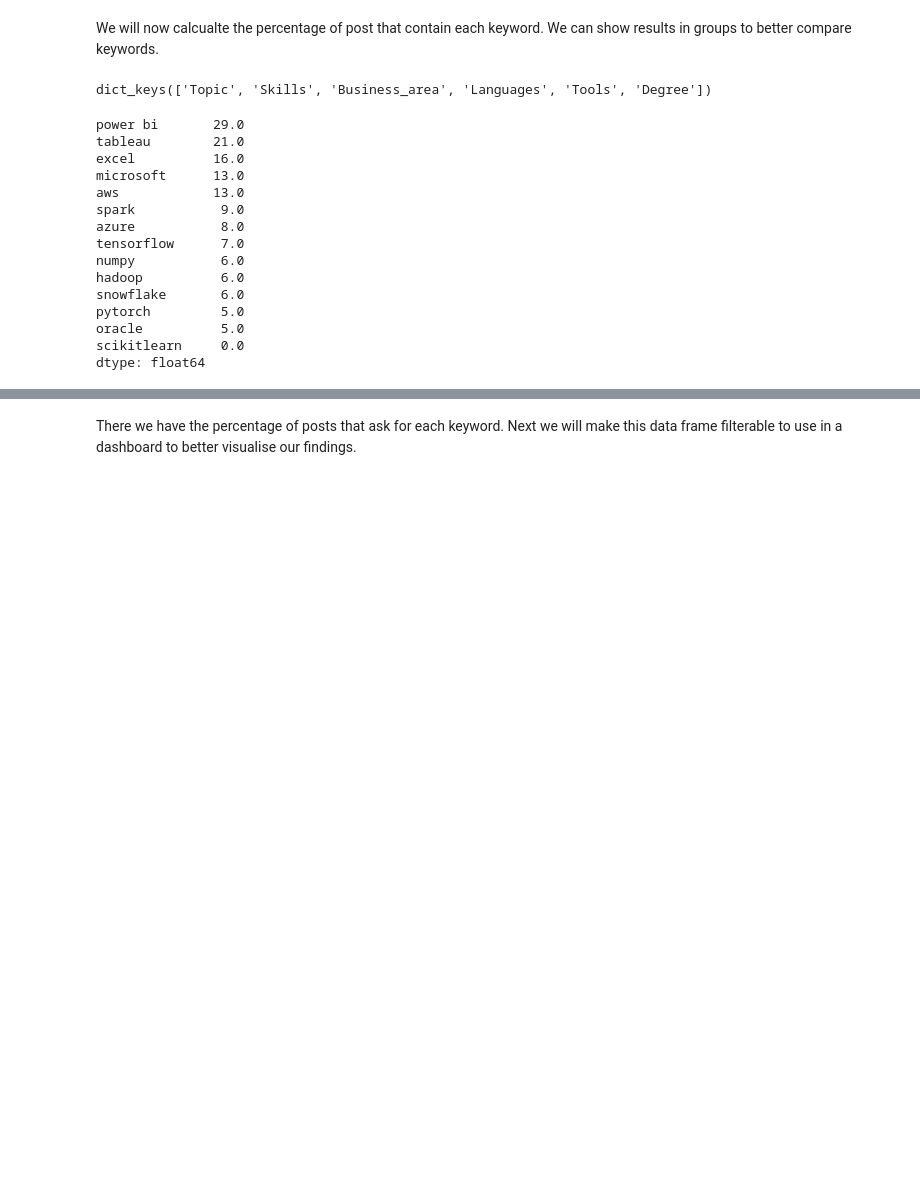
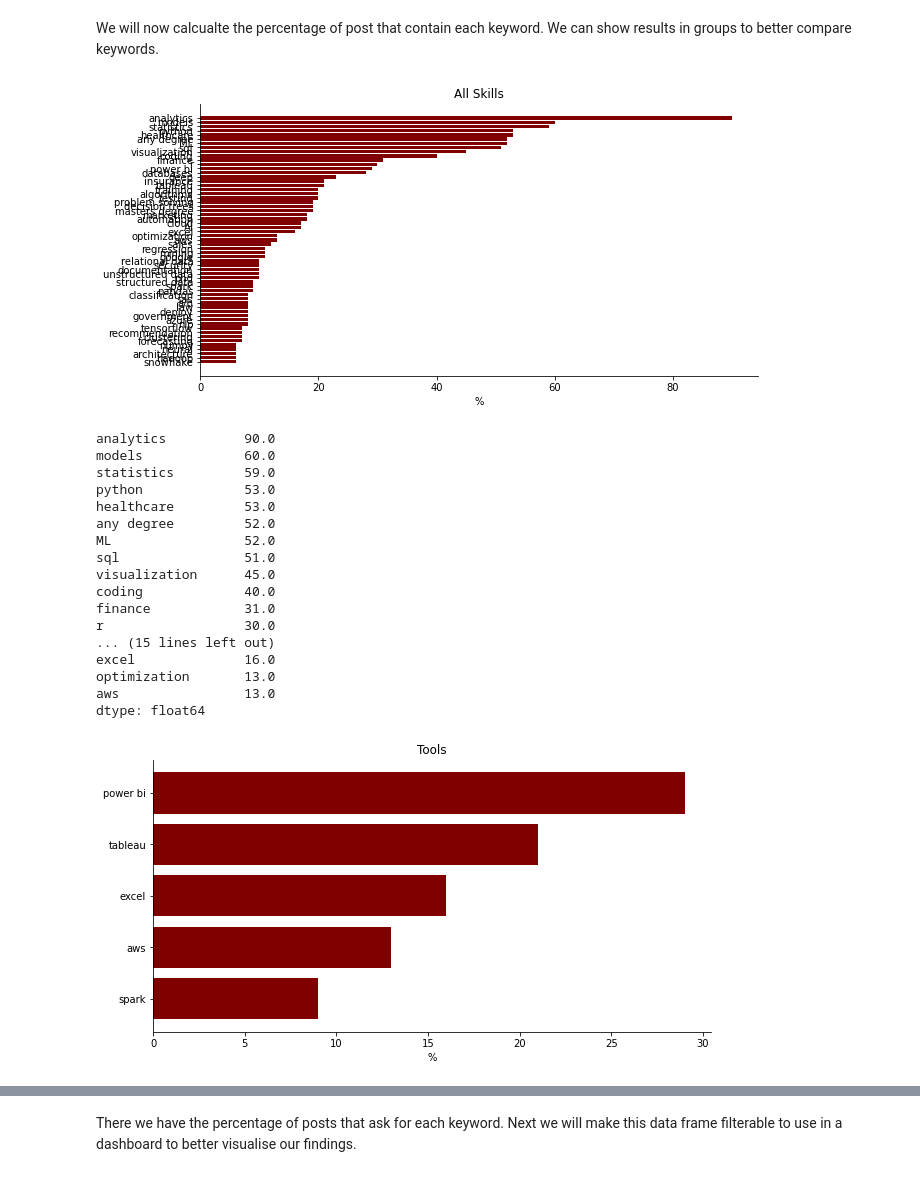
Before and after one commit to aharris86/popular_data_skills, a Jupyter notebook: popular_data_skills/exploratory_analysis/d_adding_features.ipynb, the cells around one changed output, grey strips where cells are left out. Drawn from its saved outputs; the diff is of its cells as text; code cells hidden in the pictures; blank space fills up the shorter version.

```diff
--- a/popular_data_skills/exploratory_analysis/d_adding_features.ipynb
+++ b/popular_data_skills/exploratory_analysis/d_adding_features.ipynb
@@ -127,7 +127,7 @@ def add_degree(row):
         return 'ms'
     elif row['bachelor degree'] == 1:
         return 'bs'
-    elif row['degree'] == 1:
+    elif row['any degree'] == 1:
         return 'any'
     else:
         return 'not specified'
@@ -188,12 +188,10 @@ final_df.to_csv(config.FINAL_DATA_FILE, index=False)
 # %% [markdown]
 We will now calcualte the percentage of post that contain each keyword. We can show results in groups to better compare keywords.
 # %%
-skill_counts = df_from_dict.sum()
+# Drop non numeric columns
+numeric_df = final_df.drop(['job_title', 'company_name', 'location', 	'date_posted', 	'applicant_count', 	'job_description_lines',	'country',	'job',	'experience', 'degree_level'], axis=1)
+
+skill_counts = numeric_df.sum()
 skill_counts.sort_values(ascending=False, inplace=True)
 total_posts = len(df)
 pct_skills = round((skill_counts / total_posts) *100, 0)
-# %%
-
-keyword_groups.dict.keys()
-# %% [output]
-dict_keys(['Topic', 'Skills', 'Business_area', 'Languages', 'Tools', 'Degree'])
@@ -200,22 +202,52 @@ dict_keys(['Topic', 'Skills', 'Business_area', 'Languages', 'Tools', 'Degree'])
+# %%
+def barchart(data, title):
+    # creating the dataset
+    x = list(data.index)
+    y = list(data.values)
+
+    fig = plt.figure(figsize = (10, 5))
+    ax = fig.gca()
+    # Creating the bar plot
+    ax.barh(x, y, color ='maroon',)
+
+    # plt.xlabel("Courses offered")
+    # plt.ylabel("No. of students enrolled")
+    # plt.title("Students enrolled in different courses")
+    # plt.xticks(rotation=70)
+    ax.spines[["top", "right"]].set_visible(False)
+    plt.xlabel('%')
+    plt.title(title)
+    ax.invert_yaxis()
+    plt.show()
+
+top_skills = pct_skills[(pct_skills >5) & (pct_skills <100)]
+barchart(top_skills, 'All Skills')
+pct_skills.head(30)
+# %% [output]
+[figure, added]
+analytics          90.0
+models             60.0
+statistics         59.0
+python             53.0
+healthcare         53.0
+any degree         52.0
+ML                 52.0
+sql                51.0
+visualization      45.0
+coding             40.0
+finance            31.0
+r                  30.0
+... (15 lines left out)
+excel              16.0
+optimization       13.0
+aws                13.0
+dtype: float64
 # %%
 in_demand_tools = pct_skills[pct_skills.index.isin(keyword_groups.dict['Tools'])]
-in_demand_tools
+in_demand_tools.head(5)
+barchart(in_demand_tools, 'Tools')
 # %% [output]
-power bi       29.0
-tableau        21.0
-excel          16.0
-microsoft      13.0
-aws            13.0
-spark           9.0
-azure           8.0
-tensorflow      7.0
-numpy           6.0
-hadoop          6.0
-snowflake       6.0
-pytorch         5.0
-oracle          5.0
-scikitlearn     0.0
-dtype: float64
+[figure, added]
 # %%
 in_demand_degree = pct_skills[pct_skills.index.isin(keyword_groups.dict['Degree'])]
 in_demand_degree
```
Also changed, not shown: parts of 10 cells of this notebook, 5 other files.
